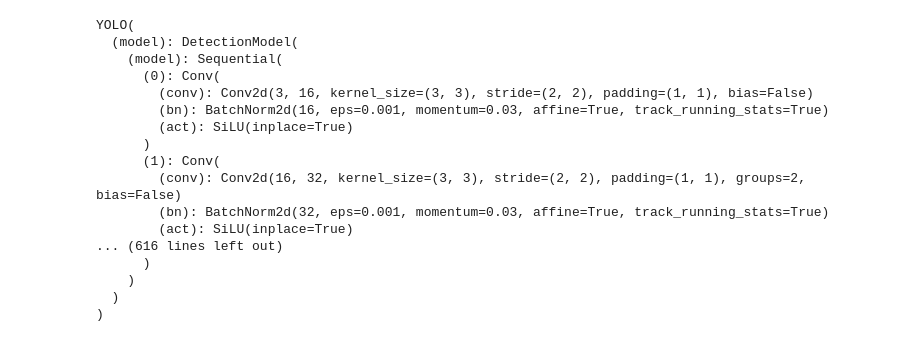
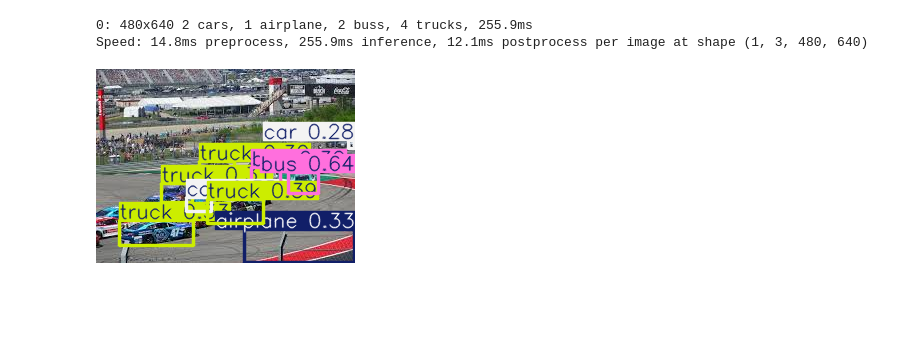
Before and after one commit to tsuberok/work_new, a Jupyter notebook: testing-yolov12.ipynb, the cells around one changed output. Saved outputs shown, nothing was run; the diff lists cells and outputs as text; code cells hidden in the pictures; blank space fills up the shorter version.

Commit message:
Kaggle Notebook | testing_YOLOv12 | Version 2

```diff
--- a/testing-yolov12.ipynb
+++ b/testing-yolov12.ipynb
@@ -20,23 +20,3 @@ View Ultralytics Settings with 'yolo settings' or at '/root/.config/yolov12/sett
 Update Settings with 'yolo settings key=value', i.e. 'yolo settings runs_dir=path/to/dir'. For help see https://docs.ultralytics.com/quickstart/#ultralytics-settings.
 FlashAttention is not available on this device. Using scaled_dot_product_attention instead.
 Downloading https://github.com/sunsmarterjie/yolov12/releases/download/turbo/yolov12n.pt to 'yolov12n.pt'...
-# %%
-model
-# %% [output]
-YOLO(
-  (model): DetectionModel(
-    (model): Sequential(
-      (0): Conv(
-        (conv): Conv2d(3, 16, kernel_size=(3, 3), stride=(2, 2), padding=(1, 1), bias=False)
-        (bn): BatchNorm2d(16, eps=0.001, momentum=0.03, affine=True, track_running_stats=True)
-        (act): SiLU(inplace=True)
-      )
-      (1): Conv(
-        (conv): Conv2d(16, 32, kernel_size=(3, 3), stride=(2, 2), padding=(1, 1), groups=2, bias=False)
-        (bn): BatchNorm2d(32, eps=0.001, momentum=0.03, affine=True, track_running_stats=True)
-        (act): SiLU(inplace=True)
-... (616 lines left out)
-      )
-    )
-  )
-)
@@ -42,0 +29,13 @@ YOLO(
+# %%
+res = model(["/kaggle/input/two-images-of-racecars/two_images_of_racecars/racecars0.jpeg"])
+for result in res:
+    boxes = result.boxes  # Boxes object for bounding box outputs
+    masks = result.masks  # Masks object for segmentation masks outputs
+    keypoints = result.keypoints  # Keypoints object for pose outputs
+    probs = result.probs  # Probs object for classification outputs
+    obb = result.obb  # Oriented boxes object for OBB outputs
+    result.show()  # display to screen
+# %% [output]
+0: 480x640 2 cars, 1 airplane, 2 buss, 4 trucks, 255.9ms
+Speed: 14.8ms preprocess, 255.9ms inference, 12.1ms postprocess per image at shape (1, 3, 480, 640)
+[figure, added]
```
Also changed, not shown: parts of 3 cells of this notebook.
